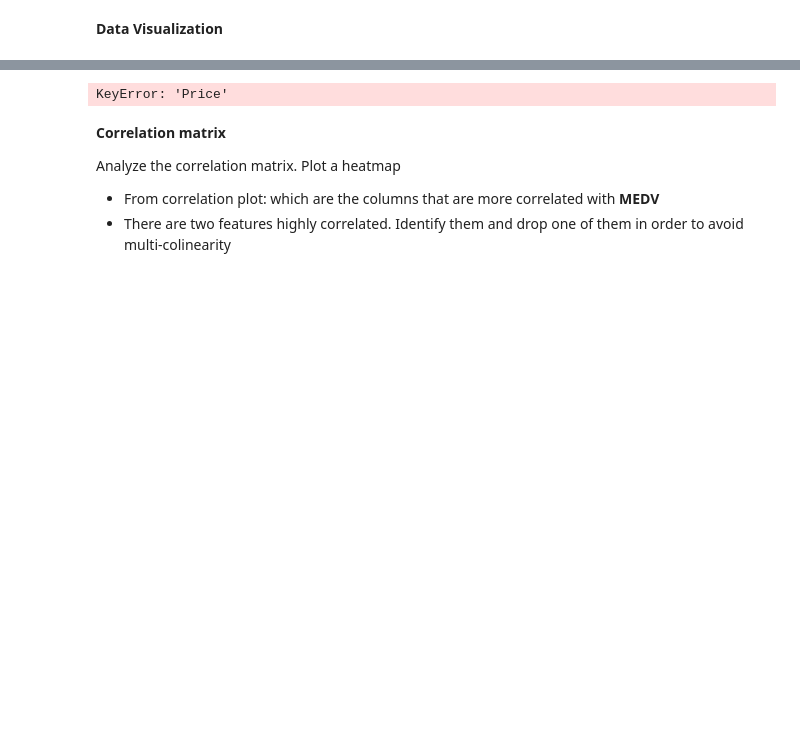
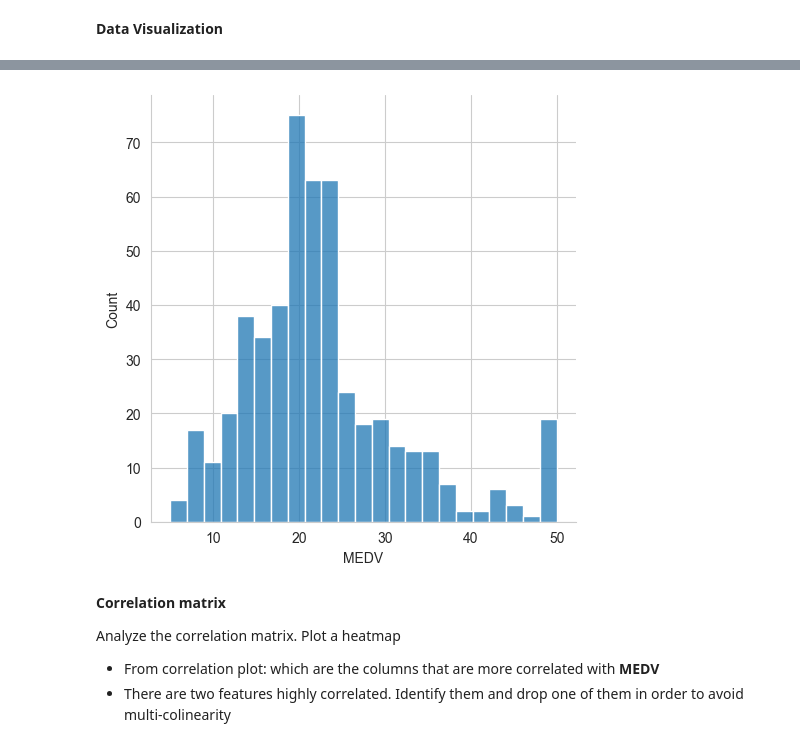
Before and after one commit to MikelTelo/dsft2409_mikeltelo, a Jupyter notebook: 2409_dsft_thebridge_core/3-Machine_Learning/1-Supervisado/1-Regression/2-Polynomial_Regression/ejercicios/3 Polynomial_Regression_MTA.ipynb, the cells around one changed output, grey strips where cells are left out. Saved outputs shown, nothing was run; the diff lists cells and outputs as text; code cells hidden in the pictures; blank space fills up the shorter version.

```diff
--- a/2409_dsft_thebridge_core/3-Machine_Learning/1-Supervisado/1-Regression/2-Polynomial_Regression/ejercicios/3 Polynomial_Regression_MTA.ipynb
+++ b/2409_dsft_thebridge_core/3-Machine_Learning/1-Supervisado/1-Regression/2-Polynomial_Regression/ejercicios/3 Polynomial_Regression_MTA.ipynb
@@ -87,7 +89,7 @@ sns.pairplot(df)
 # %%
-sns.displot(df['Price']);
+sns.displot(df['MEDV']);
 # %% [output]
-KeyError: 'Price'
+[figure, added]
 # %% [markdown]
 **Correlation matrix**
 
```
Also changed, not shown: parts of 23 cells of this notebook.
